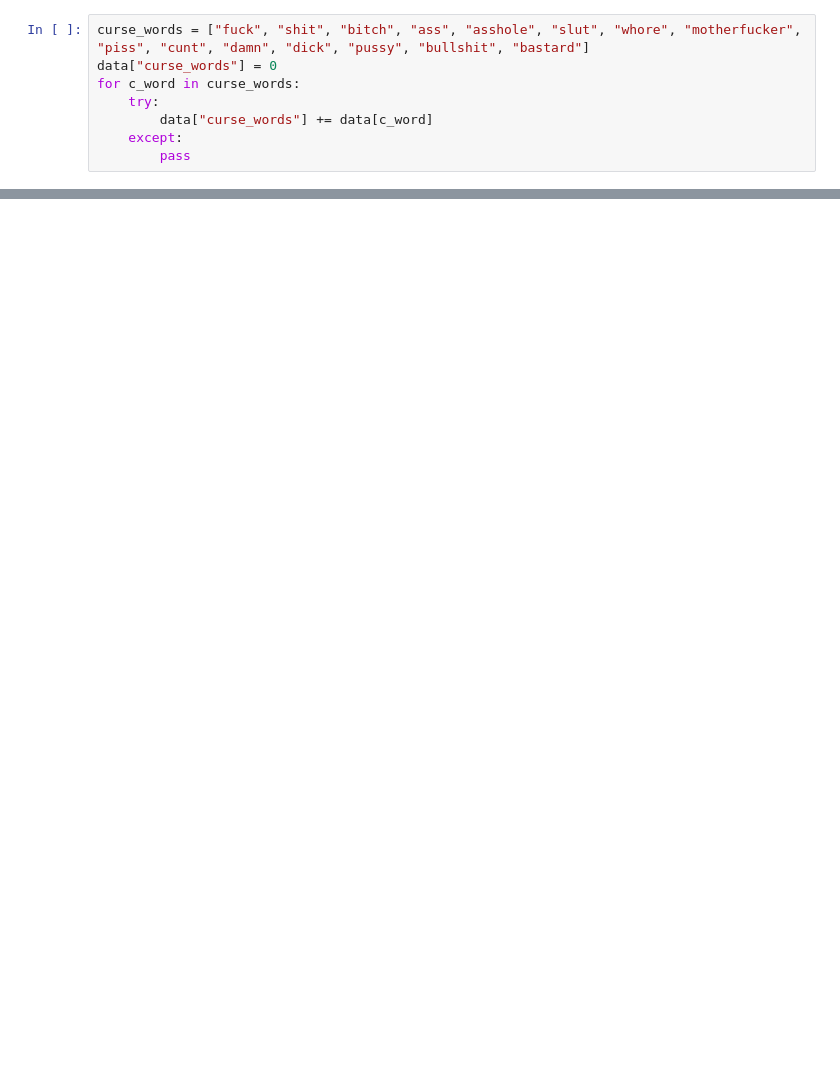
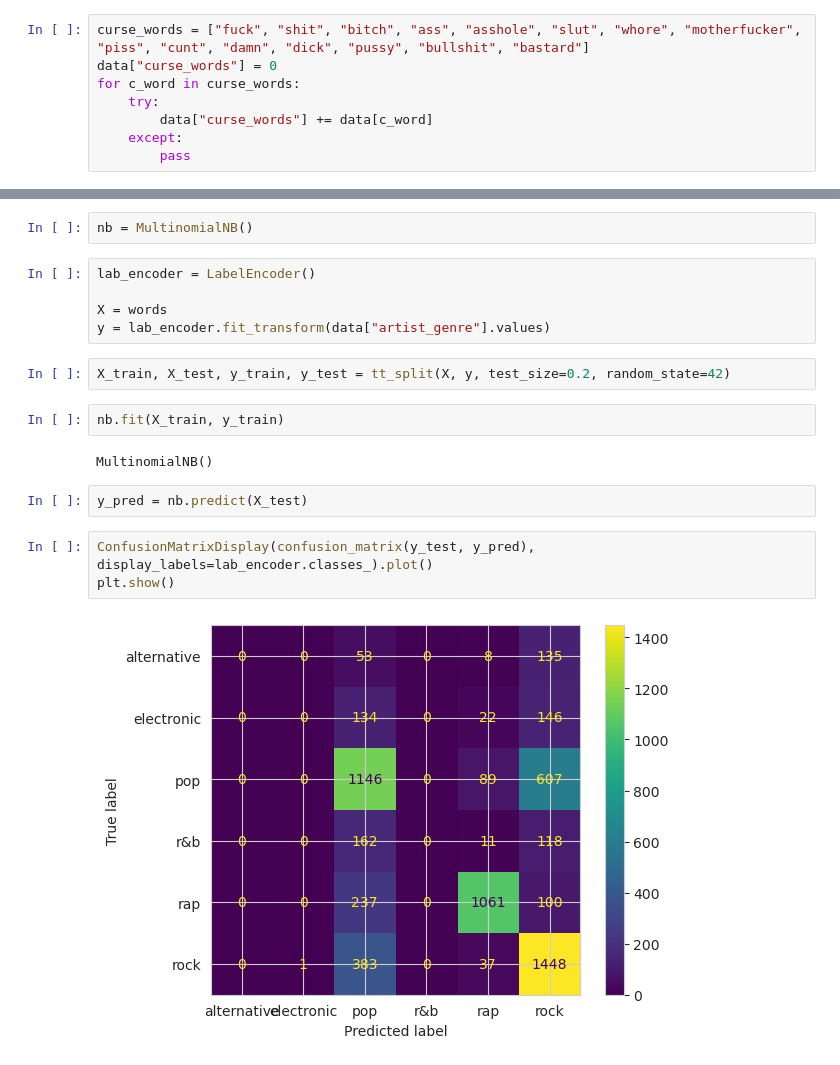
Before and after one commit to milonpabis/songs-over-years-analysis, a Jupyter notebook: lyrics-analysis.ipynb, the cells around one changed output, grey strips where cells are left out. Drawn from its saved outputs; the diff is of its cells as text; blank space fills up the shorter version.

```diff
--- a/lyrics-analysis.ipynb
+++ b/lyrics-analysis.ipynb
@@ -56,0 +115,20 @@ plt.show()
+# %%
+nb = MultinomialNB()
+# %%
+lab_encoder = LabelEncoder()
+
+X = words
+y = lab_encoder.fit_transform(data["artist_genre"].values)
+# %%
+X_train, X_test, y_train, y_test = tt_split(X, y, test_size=0.2, random_state=42)
+# %%
+nb.fit(X_train, y_train)
+# %% [output]
+MultinomialNB()
+# %%
+y_pred = nb.predict(X_test)
+# %%
+ConfusionMatrixDisplay(confusion_matrix(y_test, y_pred), display_labels=lab_encoder.classes_).plot()
+plt.show()
+# %% [output]
+[figure, added]
```
Also changed, not shown: parts of 14 cells of this notebook, 3 other files.
